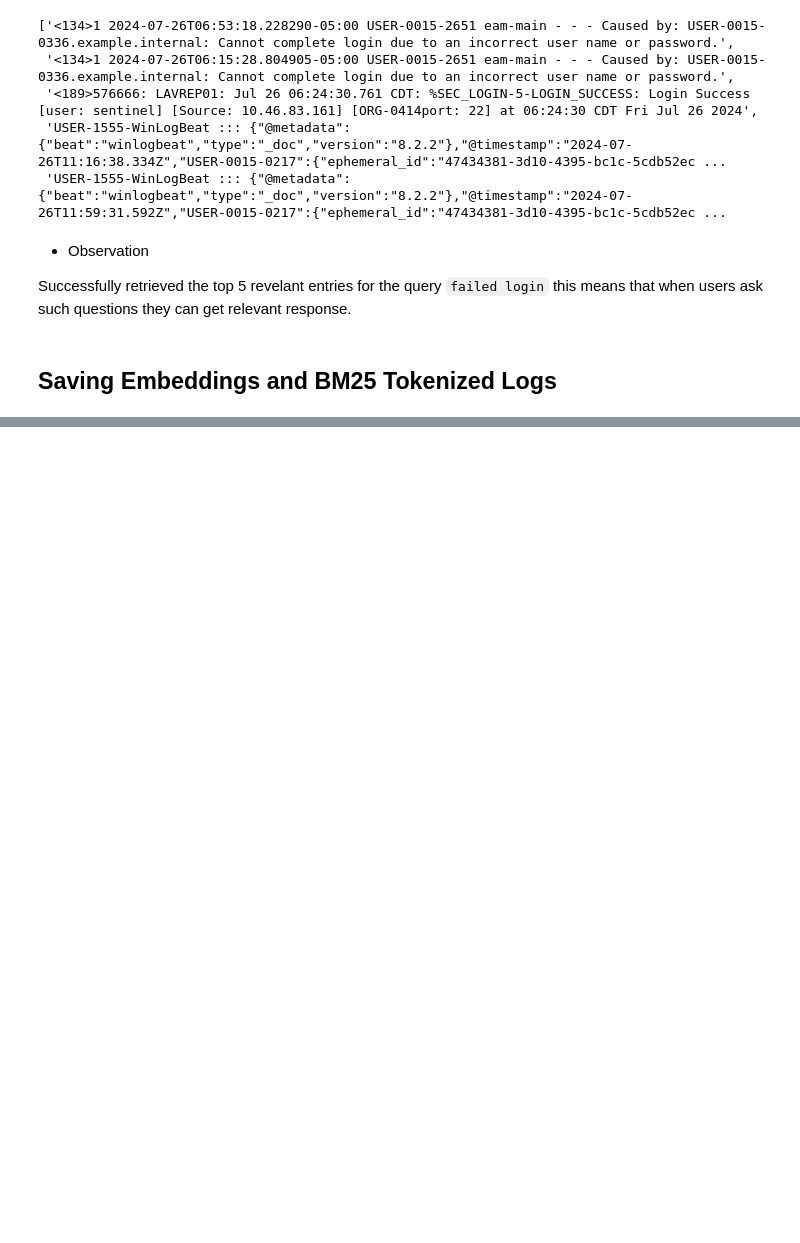
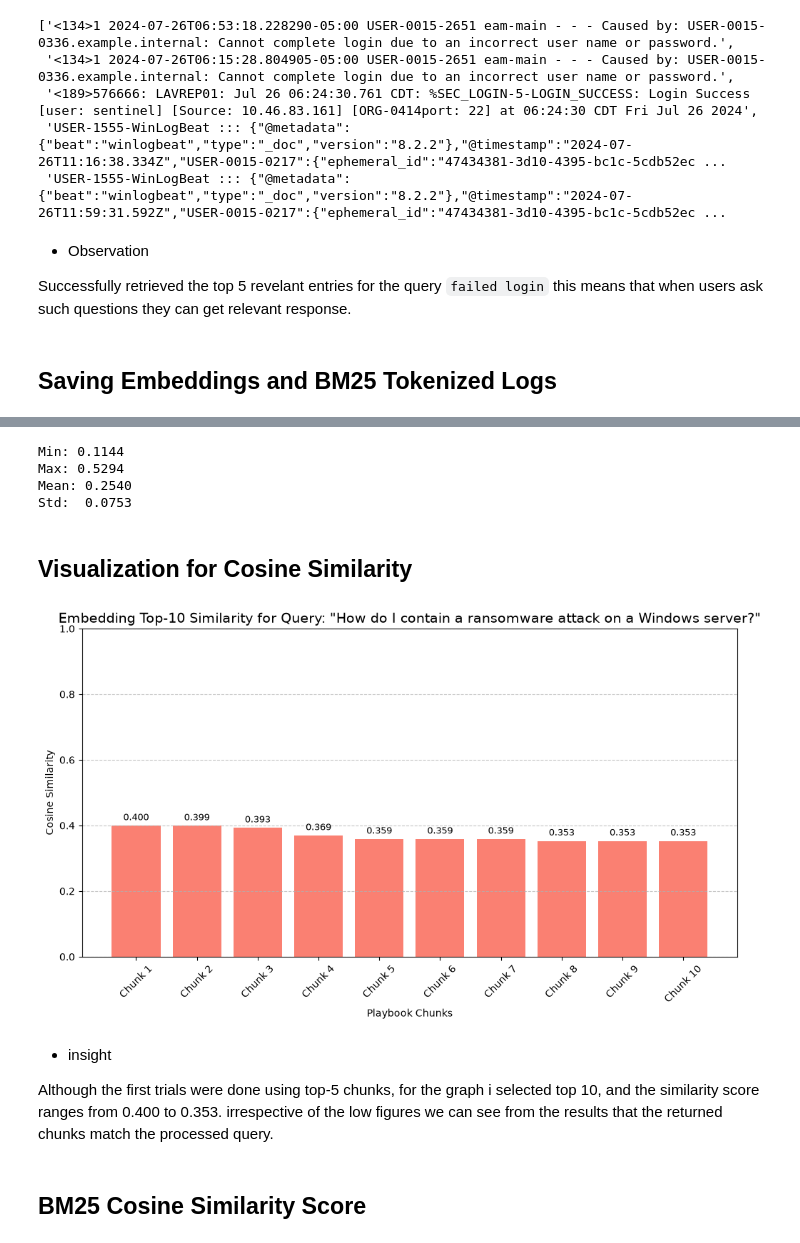
Before and after one commit to Alfred-stack/Hybrid-Retrieval-Augement-Generation-ChatBot-For-SOC-incidence-Response., a Jupyter notebook: src/3_vector_embedding_and_BM25.ipynb, the cells around one changed output, grey strips where cells are left out. Drawn from its saved outputs; the diff is of its cells as text; code cells hidden in the pictures; blank space fills up the shorter version.

Commit message:
Phase 3 Vector EMbeddings and Cosine Similarity Concluded

```diff
--- a/src/3_vector_embedding_and_BM25.ipynb
+++ b/src/3_vector_embedding_and_BM25.ipynb
@@ -164,0 +181,7 @@ with open('../data/processed/embeddings_and_tokenized_logs/tokenized_logs.pkl',
+# %%
+# Loading playbook chunks and their pre‑computed embeddings
+with open('../data/processed/playbook_chunks.pkl', 'rb') as f:
+    playbook_chunks = pickle.load(f)
+
+# pre-computed embeddings
+playbook_embeddings = np.load('../data/processed/embeddings_and_tokenized_logs/playbook_embeddings.npy')
@@ -164,0 +255,10 @@ with open('../data/processed/embeddings_and_tokenized_logs/tokenized_logs.pkl',
+# %%
+# Second trial for the query
+query_2 = "How to handle a phishing attack"
+results = search_playbooks(query, top_k=5)
+
+for i, res in enumerate(results):
+    print(f"Result {i+1} (Similarity: {res['score']:.4f}):")
+    print(res['text'][:300])
+    print(f"Metadata: {res['metadata']}")
+    print("-" * 50)
@@ -164,0 +287,10 @@ with open('../data/processed/embeddings_and_tokenized_logs/tokenized_logs.pkl',
+# %%
+# Run the playbook search first
+playbook_results = search_playbooks(query_1, top_k=10)
+
+# Extract scores and labels
+scores = [res['score'] for res in playbook_results]
+labels = [f"Chunk {i+1}" for i in range(len(playbook_results))]
+
+print(f"Scores retrieved from playbook_chunks: {len(scores)}")
+print(f"Labels retrieved from playbook_chunks: {len(labels)}")
@@ -164,0 +321,43 @@ with open('../data/processed/embeddings_and_tokenized_logs/tokenized_logs.pkl',
+# %%
+specific_query = "How to isolate a Windows AD server during a ransomware incident"
+specific_emb = np.array(embedding_model.embed_query(specific_query))
+specific_norm = specific_emb / np.linalg.norm(specific_emb)
+specific_scores = np.dot(playbook_norms, specific_norm)
+
+print(f"Min: {specific_scores.min():.4f}")
+print(f"Max: {specific_scores.max():.4f}")
+print(f"Mean: {specific_scores.mean():.4f}")
+print(f"Std:  {specific_scores.std():.4f}")
+# %% [output]
+Min: 0.1144
+Max: 0.5294
+Mean: 0.2540
+Std:  0.0753
+# %% [markdown]
+## Visualization for Cosine Similarity
+# %%
+# Create the bar chart
+plt.figure(figsize=(10, 6))
+bars = plt.bar(labels, scores, color='salmon')
+plt.title(f'Embedding Top-10 Similarity for Query: "{query_1}"', fontsize=14)
+plt.xlabel('Playbook Chunks')
+plt.ylabel('Cosine Similarity')
+plt.xticks(rotation=45)
+plt.grid(axis='y', linestyle='--', alpha=0.7)
+
+# Add score values on top of bars
+for bar, score in zip(bars, scores):
+    plt.text(bar.get_x() + bar.get_width()/2, bar.get_height() + 0.01,
+             f'{score:.3f}', ha='center', va='bottom', fontsize=9)
+
+plt.ylim(0, 1)  # Cosine similarity ranges from 0 to 1
+plt.tight_layout()
+plt.show()
+# %% [output]
+[figure, added]
+# %% [markdown]
+- insight
+
+Although the first trials were done using top-5 chunks, for the graph i selected top 10, and the similarity score ranges from 0.400 to 0.353. irrespective of the low figures we can see from the results that the returned chunks match the processed query.
+# %% [markdown]
+## BM25 Cosine Similarity Score
```
Also changed, not shown: parts of 20 cells of this notebook, 8 other files.
